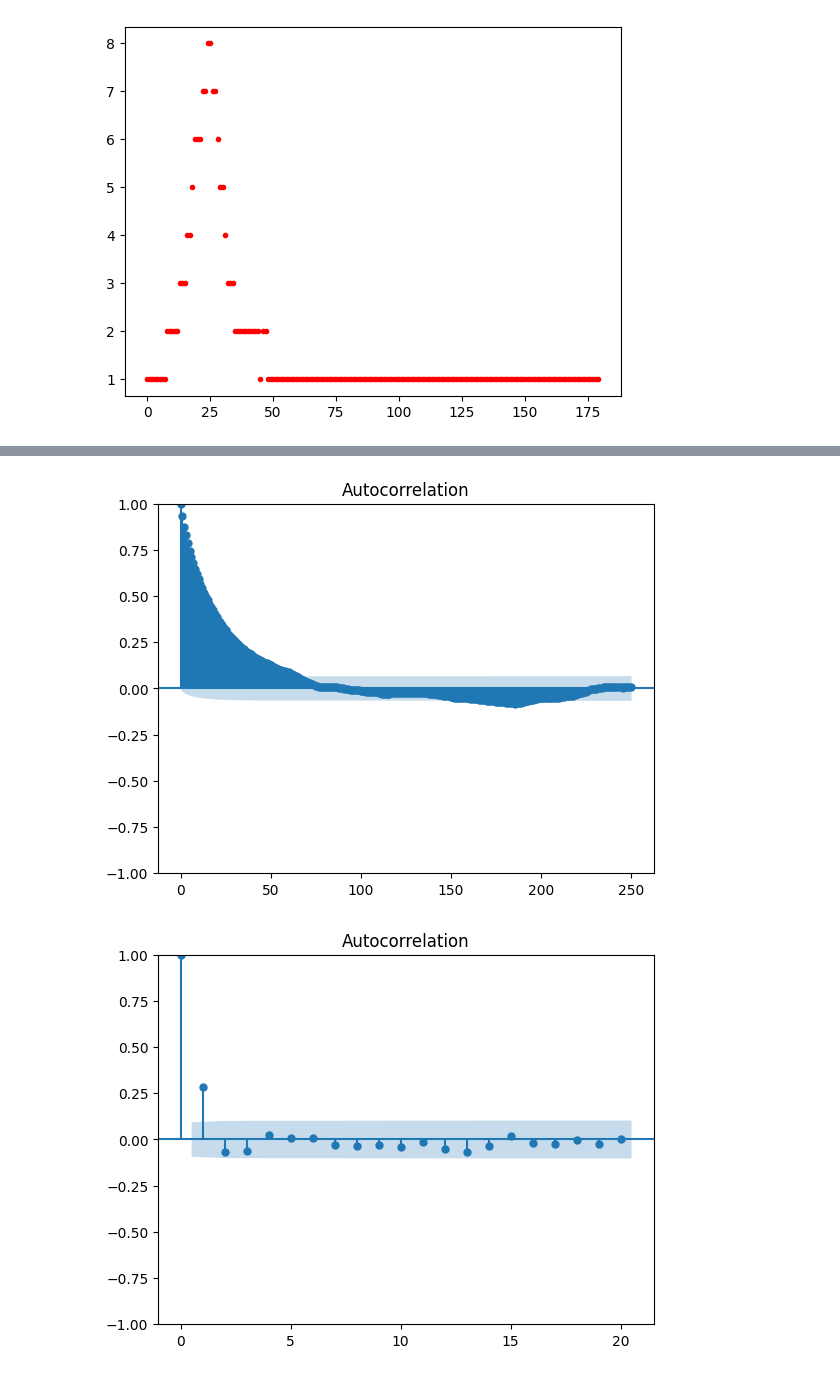
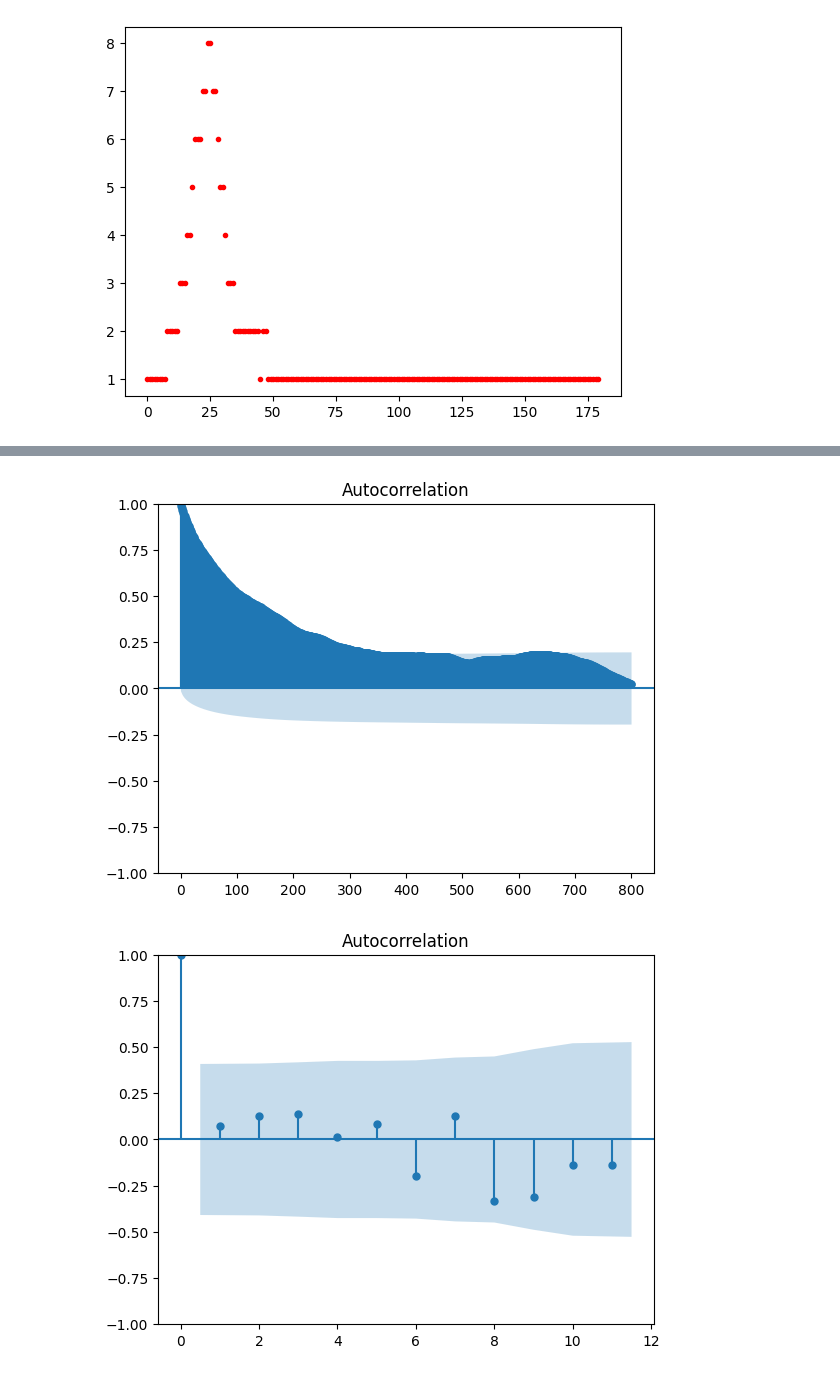
Before and after one commit to jenishadhikari221/Bachelorarbeit, a Jupyter notebook: main/auto_corr_Binder.ipynb, the cells around one changed output, grey strips where cells are left out. Cells and saved outputs as stored; diff of their text form; code cells hidden in the pictures.

```diff
--- a/main/auto_corr_Binder.ipynb
+++ b/main/auto_corr_Binder.ipynb
@@ -234,12 +130,12 @@ plt.show()
 # %%
-plot_acf(spin_simulation_3[1:,25],lags=250)
+plot_acf(spin_simulation_6[1:,24],lags=800)
 plt.show()
 # %% [output]
-[figure, old version]
+[figure, new version]
 # %%
-b = 27
-new_data = data_blocking(spin_simulation_3[1:,b],block_length(spin_simulation_3[1:,b]))
-plot_acf(new_data,lags=20)
+b = 24
+new_data = data_blocking(spin_simulation_6[1:,b],block_length(spin_simulation_6[1:,b]))
+plot_acf(new_data)
 plt.show()
 # %% [output]
-[figure, old version]
+[figure, new version]
```
Also changed, not shown: parts of 19 cells of this notebook, 2 other files.
